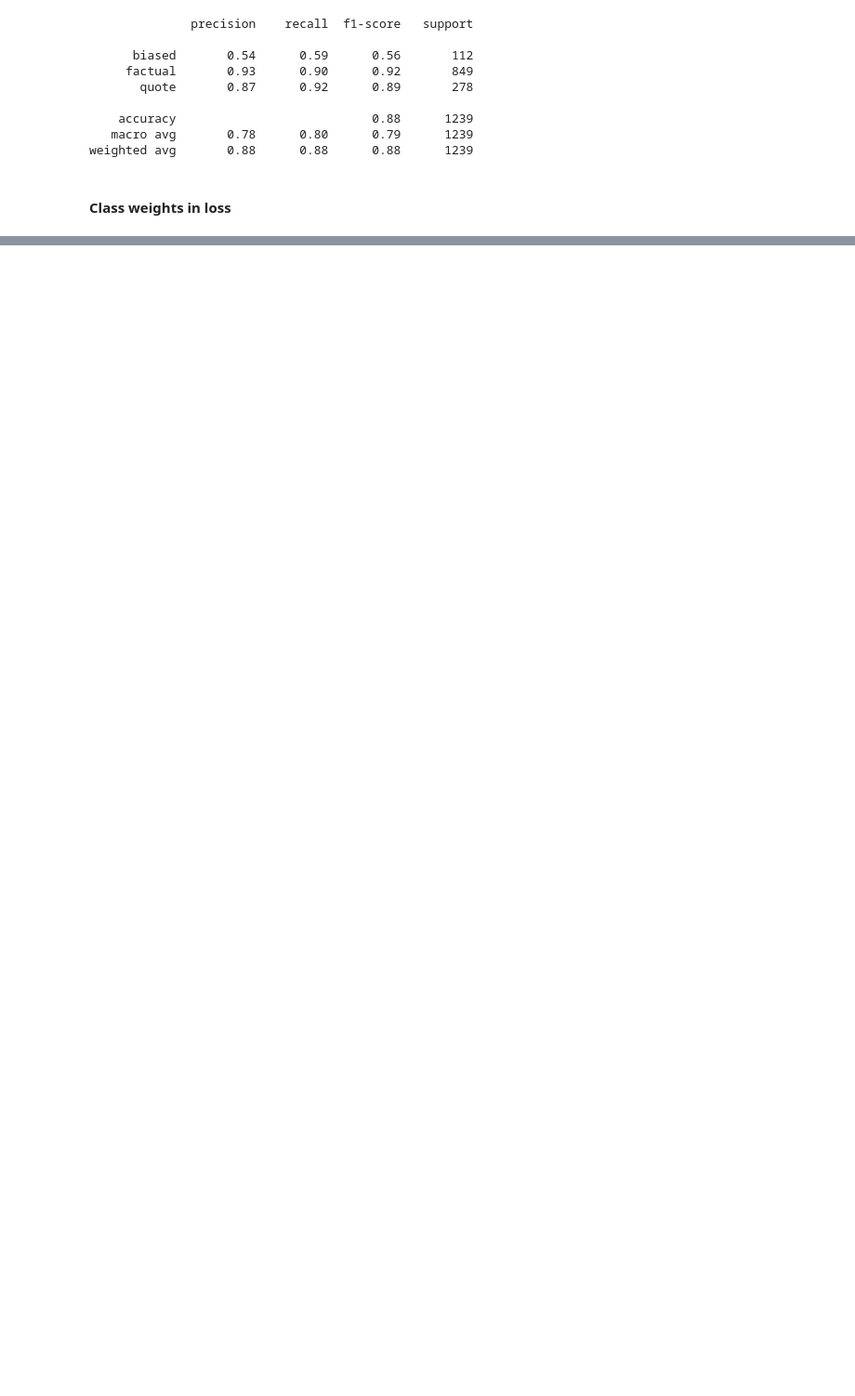
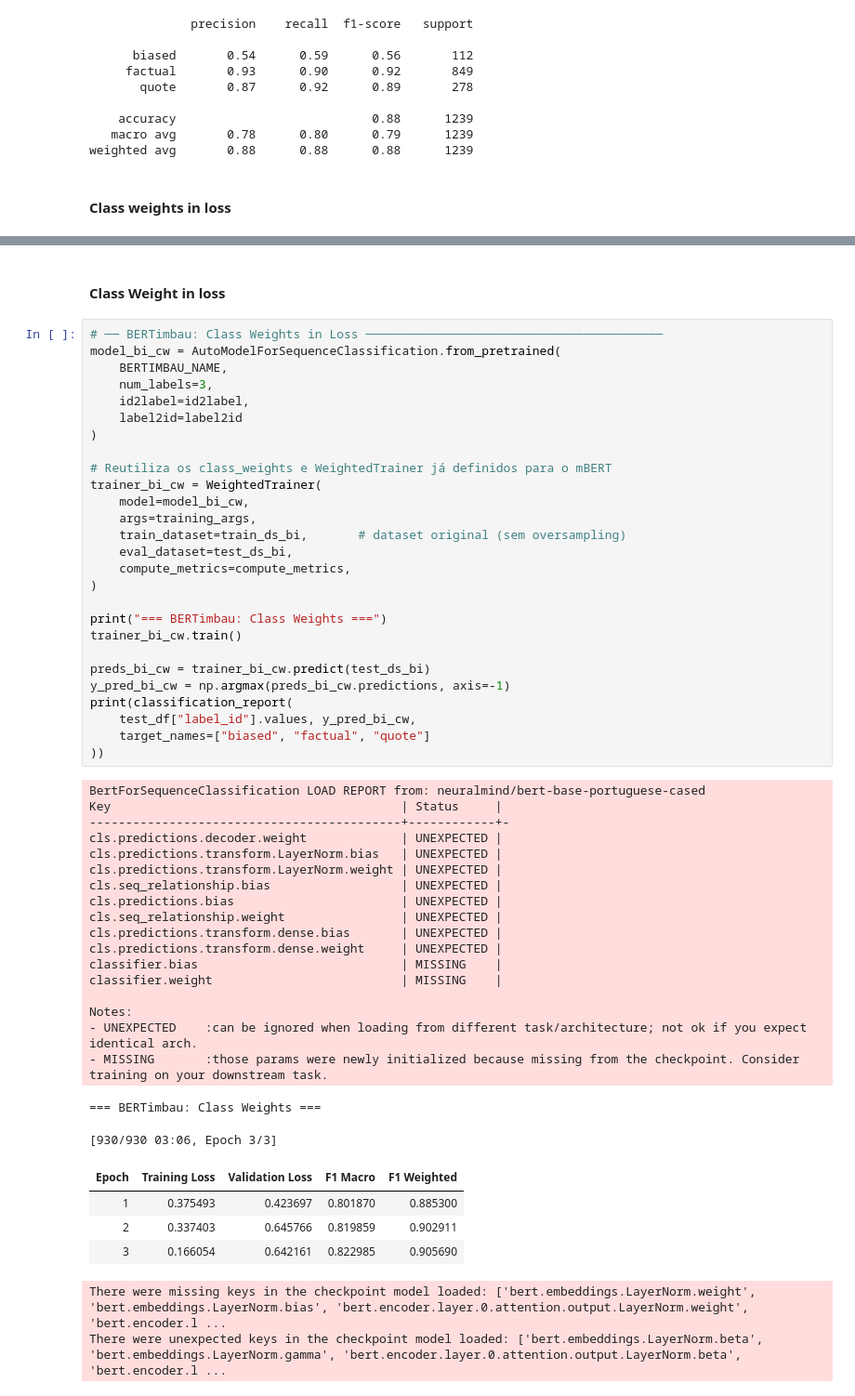
Before and after one commit to tomast100/PLN_Project, a Jupyter notebook: assignment_2.ipynb, the cells around one changed output, grey strips where cells are left out. Shown at 93% size. Cells and saved outputs as stored; diff of their text form; blank space fills up the shorter version.

```diff
--- a/assignment_2.ipynb
+++ b/assignment_2.ipynb
@@ -543,0 +721,55 @@ weighted avg       0.89      0.88      0.89      1239
+# %% [markdown]
+#### Class Weight in loss
+# %%
+# ── BERTimbau: Class Weights in Loss ─────────────────────────────────────────
+model_bi_cw = AutoModelForSequenceClassification.from_pretrained(
+    BERTIMBAU_NAME,
+    num_labels=3,
+    id2label=id2label,
+    label2id=label2id
+)
+
+# Reutiliza os class_weights e WeightedTrainer já definidos para o mBERT
+trainer_bi_cw = WeightedTrainer(
+    model=model_bi_cw,
+    args=training_args,
+    train_dataset=train_ds_bi,       # dataset original (sem oversampling)
+    eval_dataset=test_ds_bi,
+    compute_metrics=compute_metrics,
+)
+
+print("=== BERTimbau: Class Weights ===")
+trainer_bi_cw.train()
+
+preds_bi_cw = trainer_bi_cw.predict(test_ds_bi)
+y_pred_bi_cw = np.argmax(preds_bi_cw.predictions, axis=-1)
+print(classification_report(
+    test_df["label_id"].values, y_pred_bi_cw,
+    target_names=["biased", "factual", "quote"]
+))
+# %% [output]
+BertForSequenceClassification LOAD REPORT from: neuralmind/bert-base-portuguese-cased
+Key                                        | Status     |
+-------------------------------------------+------------+-
+cls.predictions.decoder.weight             | UNEXPECTED |
+cls.predictions.transform.LayerNorm.bias   | UNEXPECTED |
+cls.predictions.transform.LayerNorm.weight | UNEXPECTED |
+cls.seq_relationship.bias                  | UNEXPECTED |
+cls.predictions.bias                       | UNEXPECTED |
+cls.seq_relationship.weight                | UNEXPECTED |
+cls.predictions.transform.dense.bias       | UNEXPECTED |
+cls.predictions.transform.dense.weight     | UNEXPECTED |
+classifier.bias                            | MISSING    |
+classifier.weight                          | MISSING    |
+
+Notes:
+- UNEXPECTED    :can be ignored when loading from different task/architecture; not ok if you expect identical arch.
+- MISSING       :those params were newly initialized because missing from the checkpoint. Consider training on your downstream task.
+=== BERTimbau: Class Weights ===
+[930/930 03:06, Epoch 3/3]
+| Epoch | Training Loss | Validation Loss | F1 Macro | F1 Weighted |
+| 1 | 0.375493 | 0.423697 | 0.801870 | 0.885300 |
+| 2 | 0.337403 | 0.645766 | 0.819859 | 0.902911 |
+| 3 | 0.166054 | 0.642161 | 0.822985 | 0.905690 |
+There were missing keys in the checkpoint model loaded: ['bert.embeddings.LayerNorm.weight', 'bert.embeddings.LayerNorm.bias', 'bert.encoder.layer.0.attention.output.LayerNorm.weight', 'bert.encoder.l ...
+There were unexpected keys in the checkpoint model loaded: ['bert.embeddings.LayerNorm.beta', 'bert.embeddings.LayerNorm.gamma', 'bert.encoder.layer.0.attention.output.LayerNorm.beta', 'bert.encoder.l ...
```
Also changed, not shown: parts of 15 cells of this notebook.
